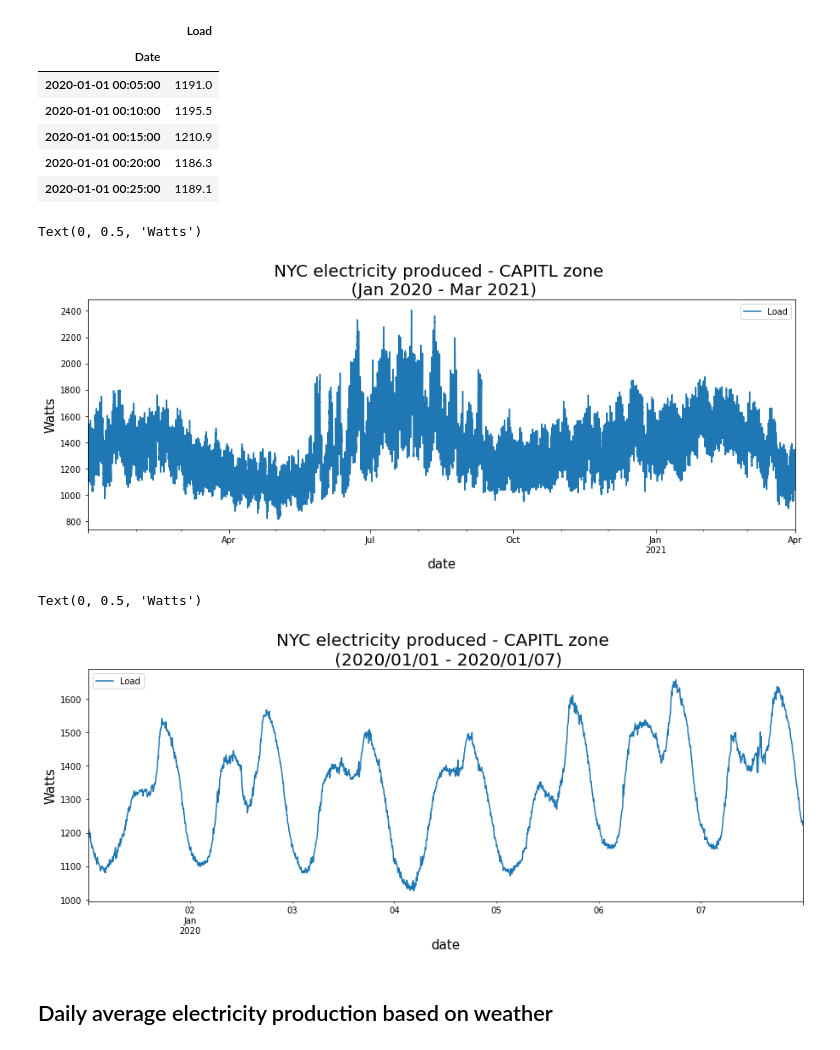
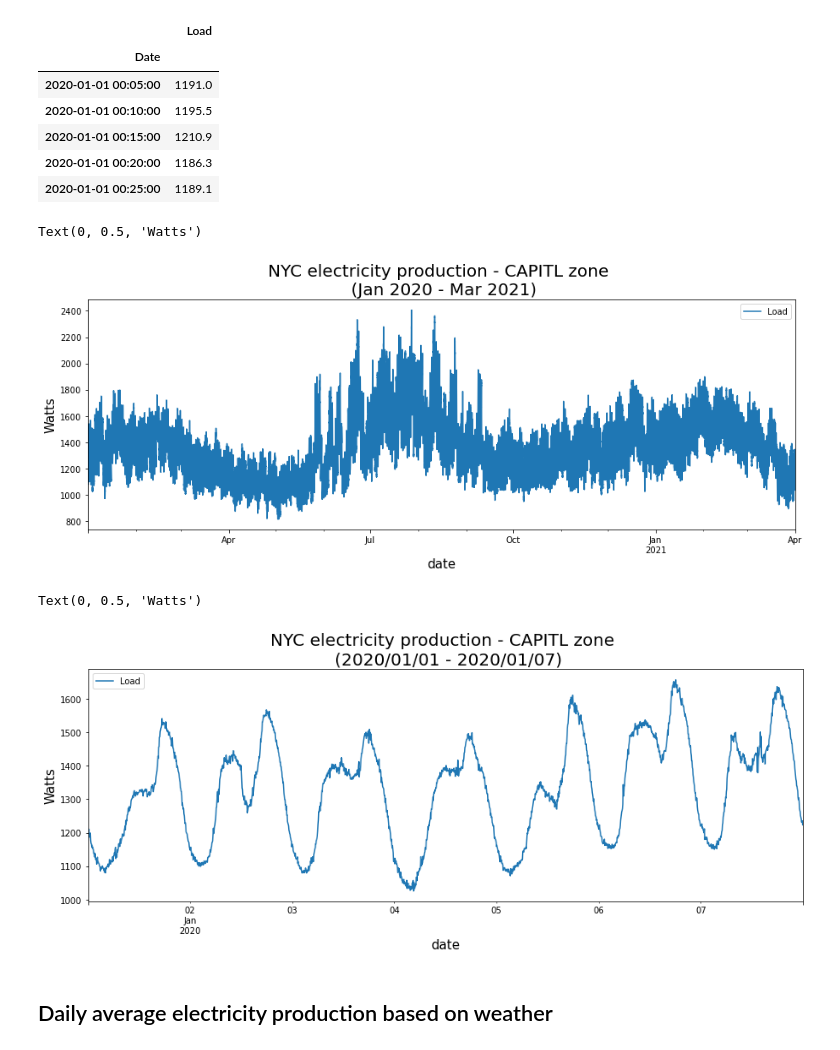
Before and after one commit to um-perez-alvaro/Data-Science-Projects, a Jupyter notebook: Report.ipynb, the cells around one changed output. Drawn from its saved outputs; the diff is of its cells as text; code cells hidden in the pictures.

```diff
--- a/Report.ipynb
+++ b/Report.ipynb
@@ -57,22 +59,22 @@ load.head()
 # %%
 fig, ax = plt.subplots(figsize=(15,5))
 load.plot(ax=ax)
-ax.set_title('NYC electricity produced - CAPITL zone \n (Jan 2020 - Mar 2021)', fontsize=20)
+ax.set_title('NYC electricity production - CAPITL zone \n (Jan 2020 - Mar 2021)', fontsize=20)
 ax.set_xlabel('date', fontsize=15)
 ax.set_ylabel('Watts', fontsize=15)
 # %% [output]
 Text(0, 0.5, 'Watts')
-[figure, old version]
+[figure, new version]
 # %%
 # zoom in
 fig, ax = plt.subplots(figsize=(15,5))
 load['2020-01-01':'2020-01-07'].plot(ax=ax)
-ax.set_title('NYC electricity produced - CAPITL zone \n (2020/01/01 - 2020/01/07)', fontsize=20)
+ax.set_title('NYC electricity production - CAPITL zone \n (2020/01/01 - 2020/01/07)', fontsize=20)
 ax.set_xlabel('date', fontsize=15)
 ax.set_ylabel('Watts', fontsize=15)
 # %% [output]
 Text(0, 0.5, 'Watts')
-[figure, old version]
+[figure, new version]
 # %% [markdown]
 ## Daily average electricity production based on weather
 # %% [markdown]
```
Also changed, not shown: parts of 22 cells of this notebook.
